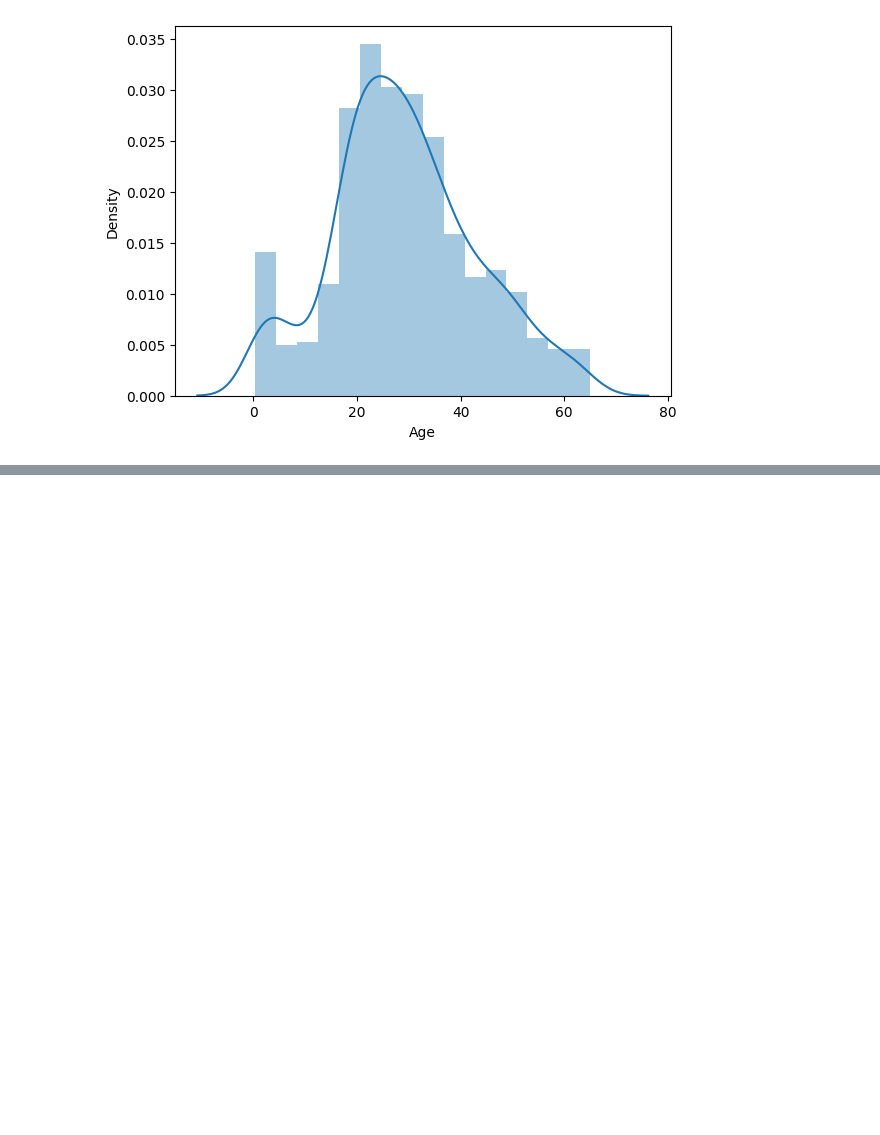
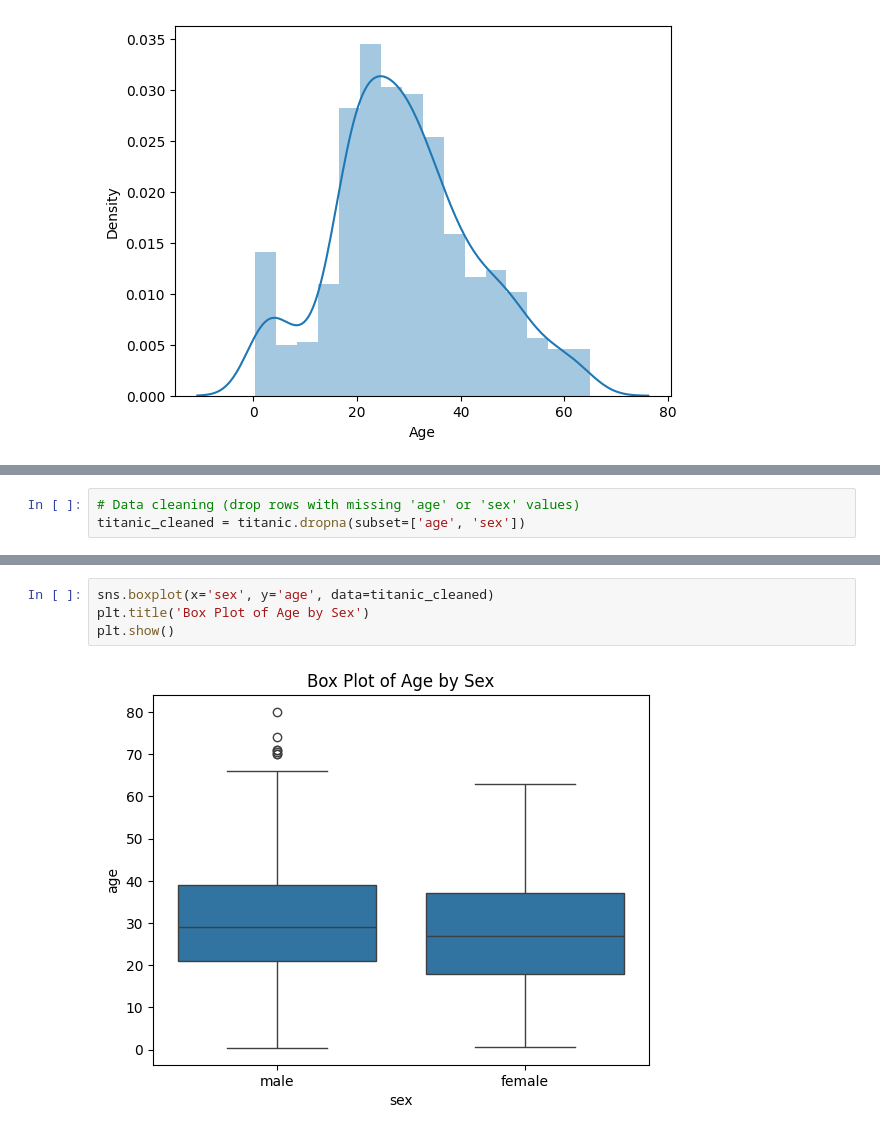
Before and after one commit to MaryamS5/ML_Work, a Jupyter notebook: dataSet.ipynb, the cells around one changed output, grey strips where cells are left out. Cells and saved outputs as stored; diff of their text form; blank space fills up the shorter version.

```diff
--- a/dataSet.ipynb
+++ b/dataSet.ipynb
@@ -256,0 +305,3 @@ https://gist.github.com/mwaskom/de44147ed2974457ad6372750bbe5751
+# %%
+# Data cleaning (drop rows with missing 'age' or 'sex' values)
+titanic_cleaned = titanic.dropna(subset=['age', 'sex'])
@@ -256,0 +324,6 @@ https://gist.github.com/mwaskom/de44147ed2974457ad6372750bbe5751
+# %%
+sns.boxplot(x='sex', y='age', data=titanic_cleaned)
+plt.title('Box Plot of Age by Sex')
+plt.show()
+# %% [output]
+[figure, added]
```
Also changed, not shown: parts of 12 cells of this notebook.
